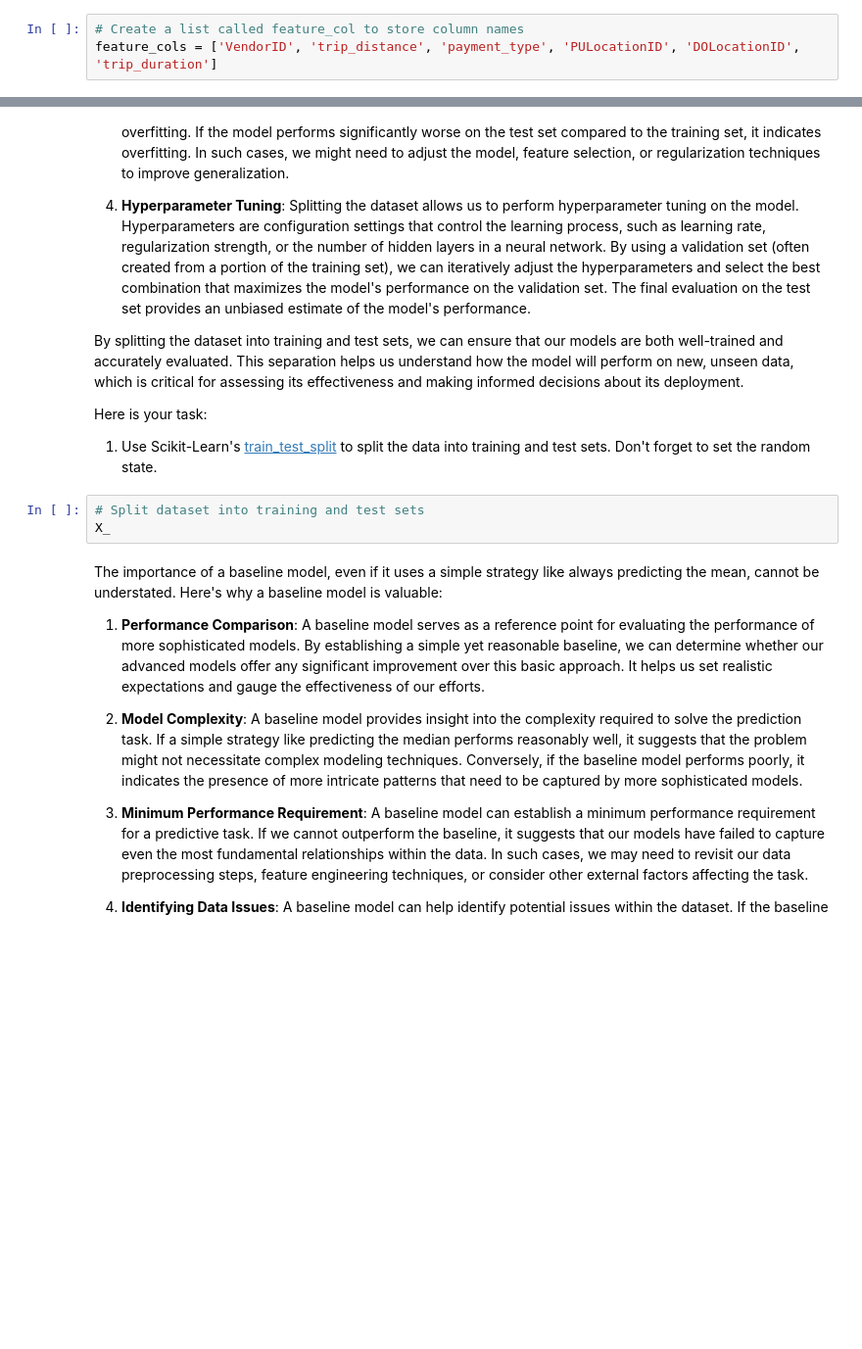
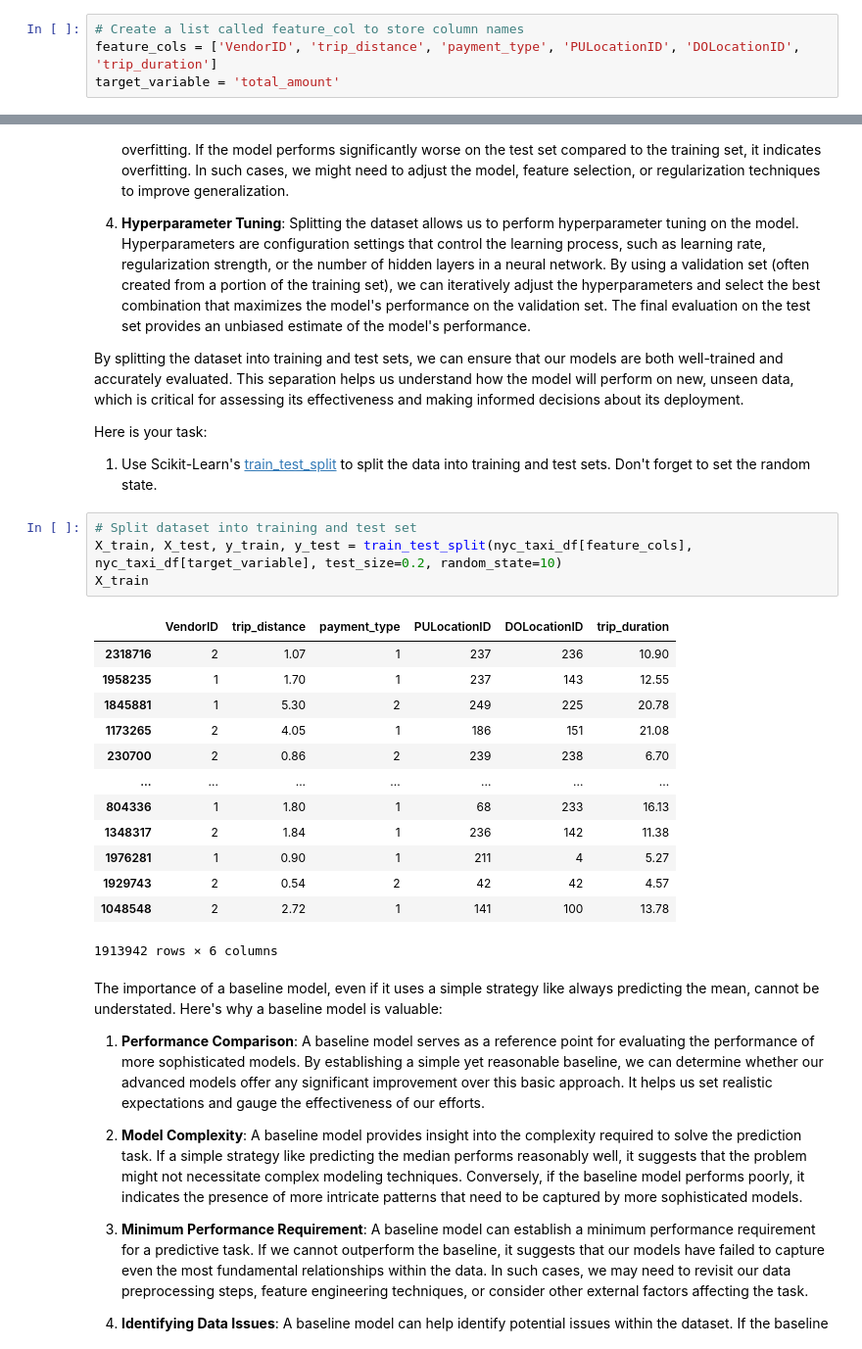
Before and after one commit to Baz177/ML_AI_submissions, a Jupyter notebook: Student_MLE_MiniProject_ML.ipynb, the cells around one changed output, grey strips where cells are left out. Shown: that part at 98% size. Saved outputs shown, nothing was run; the diff lists cells and outputs as text; blank space fills up the shorter version.

```diff
--- a/Student_MLE_MiniProject_ML.ipynb
+++ b/Student_MLE_MiniProject_ML.ipynb
@@ -52,6 +59,7 @@ nyc_taxi_df['trip_duration'] = round((nyc_taxi_df['tpep_dropoff_datetime'] - nyc
 # %%
 # Create a list called feature_col to store column names
 feature_cols = ['VendorID', 'trip_distance', 'payment_type', 'PULocationID', 'DOLocationID', 'trip_duration']
+target_variable = 'total_amount'
 # %% [markdown]
 Splitting a dataset into training and test sets is a crucial step in machine learning model development. It allows us to evaluate the performance and generalization ability of our models accurately. The training set is used to train the model, while the test set serves as an independent sample for evaluating its performance.
 
@@ -68,9 +76,24 @@ By splitting the dataset into training and test sets, we can ensure that our mod
 Here is your task:
 
   1. Use Scikit-Learn's [train_test_split](https://scikit-learn.org/stable/modules/generated/sklearn.model_selection.train_test_split.html) to split the data into training and test sets. Don't forget to set the random state.
-# %%
-# Split dataset into training and test sets
-X_
+# %%
+# Split dataset into training and test set
+X_train, X_test, y_train, y_test = train_test_split(nyc_taxi_df[feature_cols], nyc_taxi_df[target_variable], test_size=0.2, random_state=10)
+X_train
+# %% [output]
+|  | VendorID | trip_distance | payment_type | PULocationID | DOLocationID | trip_duration |
+| 2318716 | 2 | 1.07 | 1 | 237 | 236 | 10.90 |
+| 1958235 | 1 | 1.70 | 1 | 237 | 143 | 12.55 |
+| 1845881 | 1 | 5.30 | 2 | 249 | 225 | 20.78 |
+| 1173265 | 2 | 4.05 | 1 | 186 | 151 | 21.08 |
+| 230700 | 2 | 0.86 | 2 | 239 | 238 | 6.70 |
+| ... | ... | ... | ... | ... | ... | ... |
+| 804336 | 1 | 1.80 | 1 | 68 | 233 | 16.13 |
+| 1348317 | 2 | 1.84 | 1 | 236 | 142 | 11.38 |
+| 1976281 | 1 | 0.90 | 1 | 211 | 4 | 5.27 |
+| 1929743 | 2 | 0.54 | 2 | 42 | 42 | 4.57 |
+| 1048548 | 2 | 2.72 | 1 | 141 | 100 | 13.78 |
+1913942 rows × 6 columns
 # %% [markdown]
 The importance of a baseline model, even if it uses a simple strategy like always predicting the mean, cannot be understated. Here's why a baseline model is valuable:
 
```
Also changed, not shown: parts of 8 cells of this notebook.
